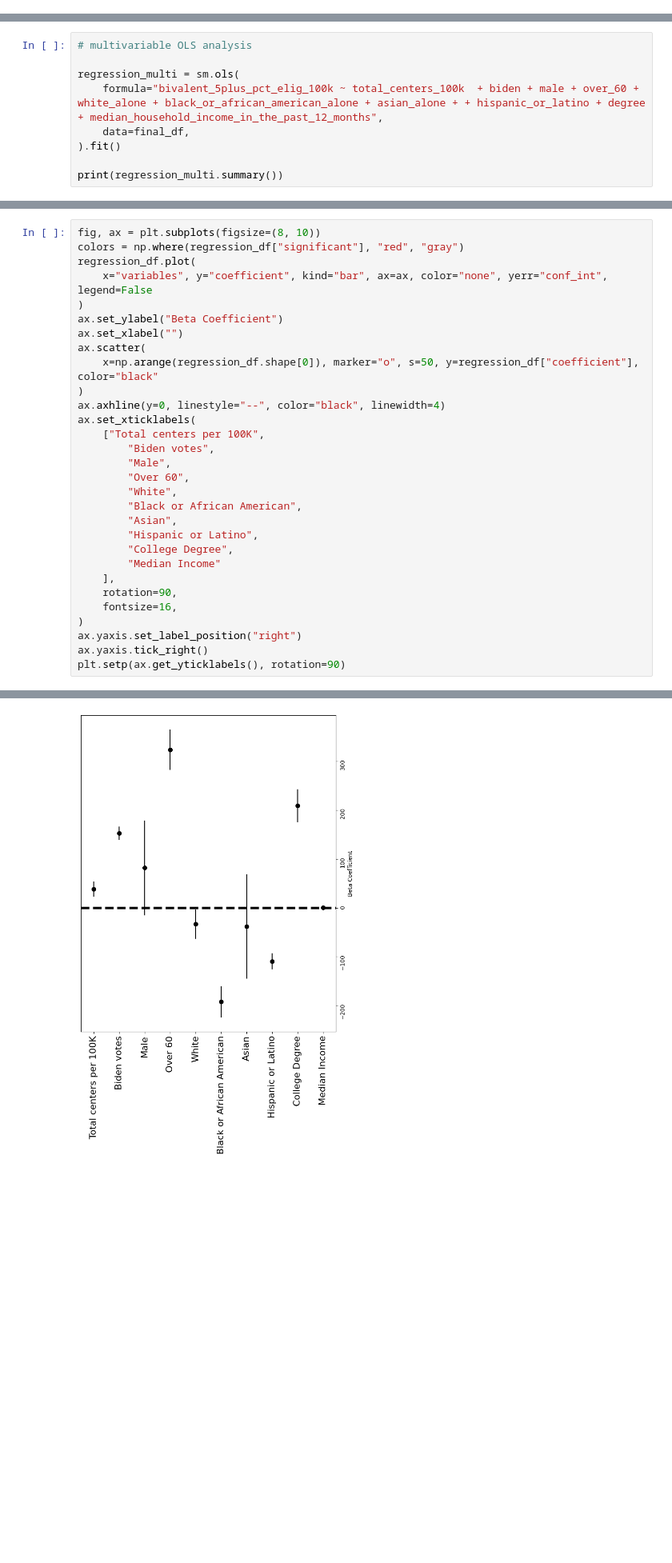
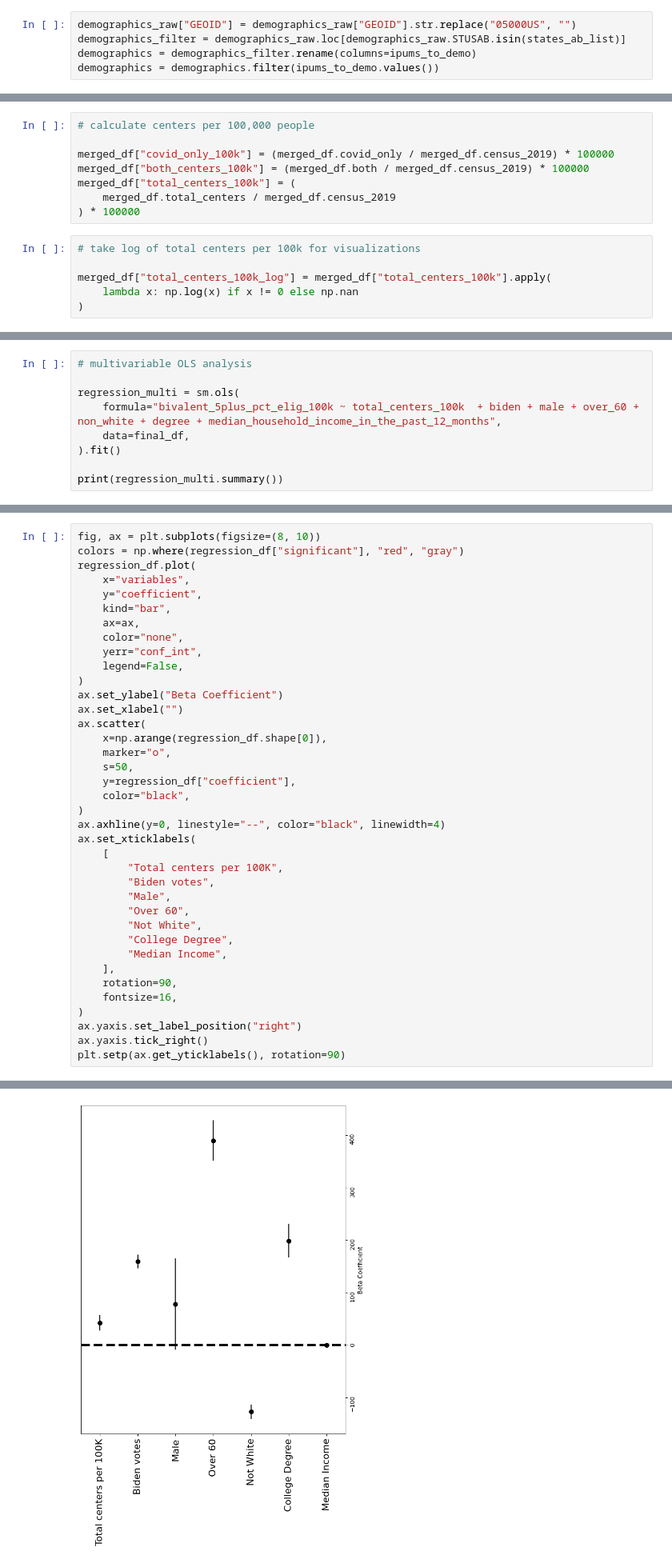
Before and after one commit to youribenadjaoud/mph-thesis, a Jupyter notebook: src/notebooks/county_level.ipynb, the cells around one changed output, grey strips where cells are left out. Shown at 80% size. Cells and saved outputs as stored; diff of their text form; blank space fills up the shorter version.

```diff
--- a/src/notebooks/county_level.ipynb
+++ b/src/notebooks/county_level.ipynb
@@ -718,3 +772,8 @@ demographics = demographics_filter.copy()
+# %%
+demographics_raw["GEOID"] = demographics_raw["GEOID"].str.replace("05000US", "")
+demographics_filter = demographics_raw.loc[demographics_raw.STUSAB.isin(states_ab_list)]
+demographics = demographics_filter.rename(columns=ipums_to_demo)
+demographics = demographics.filter(ipums_to_demo.values())
 # %%
 # calculate proportions for each demographic variable (i.e., % of county idenitfying as White)
 
@@ -839,0 +965,14 @@ final_df
+# %%
+# calculate centers per 100,000 people
+
+merged_df["covid_only_100k"] = (merged_df.covid_only / merged_df.census_2019) * 100000
+merged_df["both_centers_100k"] = (merged_df.both / merged_df.census_2019) * 100000
+merged_df["total_centers_100k"] = (
+    merged_df.total_centers / merged_df.census_2019
+) * 100000
+# %%
+# take log of total centers per 100k for visualizations
+
+merged_df["total_centers_100k_log"] = merged_df["total_centers_100k"].apply(
+    lambda x: np.log(x) if x != 0 else np.nan
+)
@@ -933,7 +1066,7 @@ Notes:
 # multivariable OLS analysis
 
 regression_multi = sm.ols(
-    formula="bivalent_5plus_pct_elig_100k ~ total_centers_100k  + biden + male + over_60 + white_alone + black_or_african_american_alone + asian_alone + + hispanic_or_latino + degree + median_household_income_in_the_past_12_months",
+    formula="bivalent_5plus_pct_elig_100k ~ total_centers_100k  + biden + male + over_60 + non_white + degree + median_household_income_in_the_past_12_months",
     data=final_df,
 ).fit()
 
@@ -973,50 +1106,58 @@ regression_df['significant'] = regression_df['p_value'] < 0.05
 fig, ax = plt.subplots(figsize=(8, 10))
 colors = np.where(regression_df["significant"], "red", "gray")
 regression_df.plot(
-    x="variables", y="coefficient", kind="bar", ax=ax, color="none", yerr="conf_int", legend=False
+    x="variables",
+    y="coefficient",
+    kind="bar",
+    ax=ax,
+    color="none",
+    yerr="conf_int",
+    legend=False,
 )
 ax.set_ylabel("Beta Coefficient")
 ax.set_xlabel("")
 ax.scatter(
-    x=np.arange(regression_df.shape[0]), marker="o", s=50, y=regression_df["coefficient"], color="black"
+    x=np.arange(regression_df.shape[0]),
+    marker="o",
+    s=50,
+    y=regression_df["coefficient"],
+    color="black",
 )
 ax.axhline(y=0, linestyle="--", color="black", linewidth=4)
 ax.set_xticklabels(
-    ["Total centers per 100K",
+    [
+        "Total centers per 100K",
         "Biden votes",
         "Male",
         "Over 60",
-        "White",
-        "Black or African American",
-        "Asian",
-        "Hispanic or Latino",
+        "Not White",
         "College Degree",
-        "Median Income"
+        "Median Income",
     ],
     rotation=90,
     fontsize=16,
 )
 ax.yaxis.set_label_position("right")
 ax.yaxis.tick_right()
 plt.setp(ax.get_yticklabels(), rotation=90)
 # %% [output]
 [None,
  None,
  None,
  None,
  None,
  None,
  None,
  None,
  None,
  None,
  None,
  None,
  None,
  None,
  None,
  None]
-[figure, old version]
+[figure, new version]
 # %%
 # graph the relationsip between clinics and bivalent uptake
 ## this figure does not account for any covariates
```
Also changed, not shown: parts of 79 cells of this notebook.
